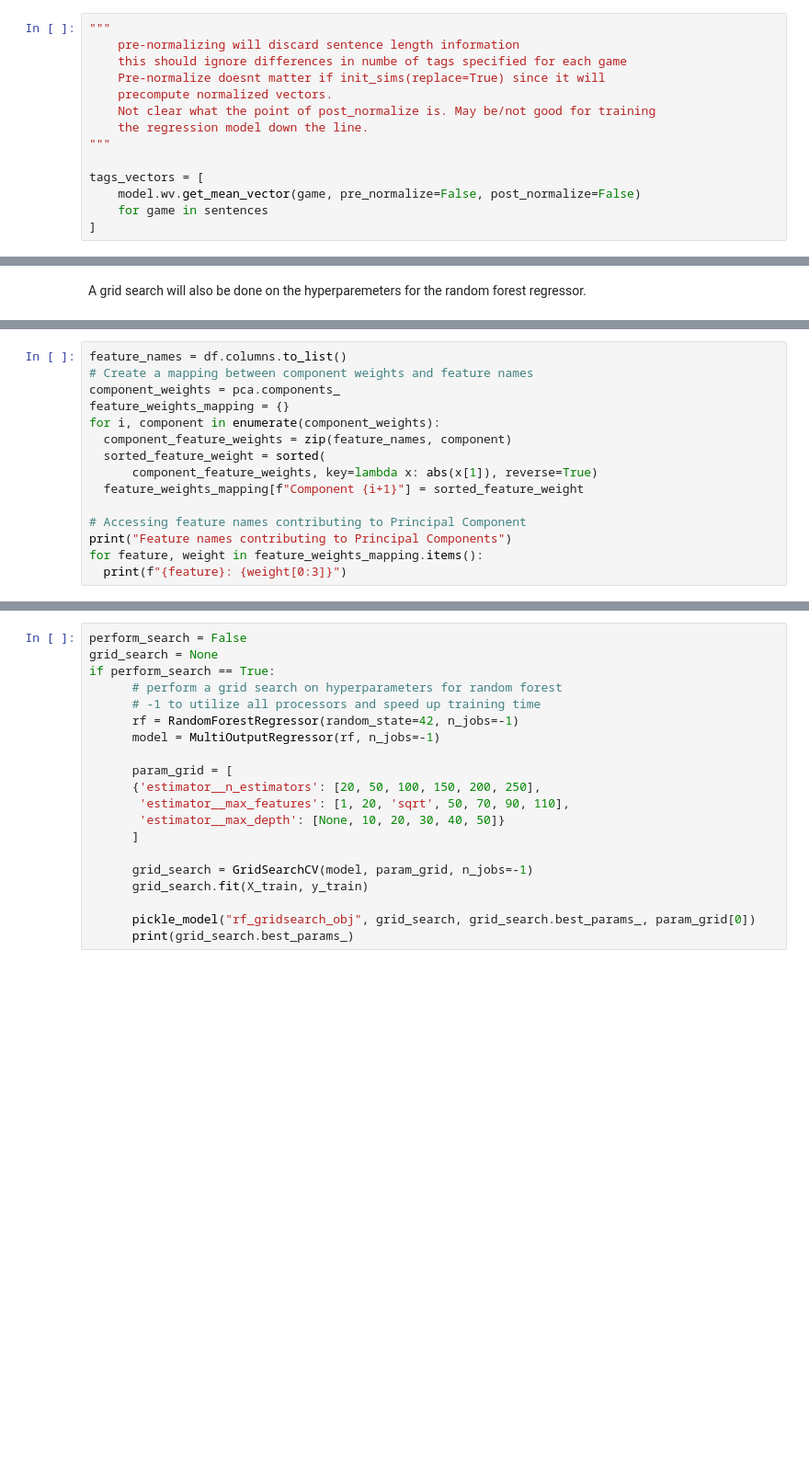
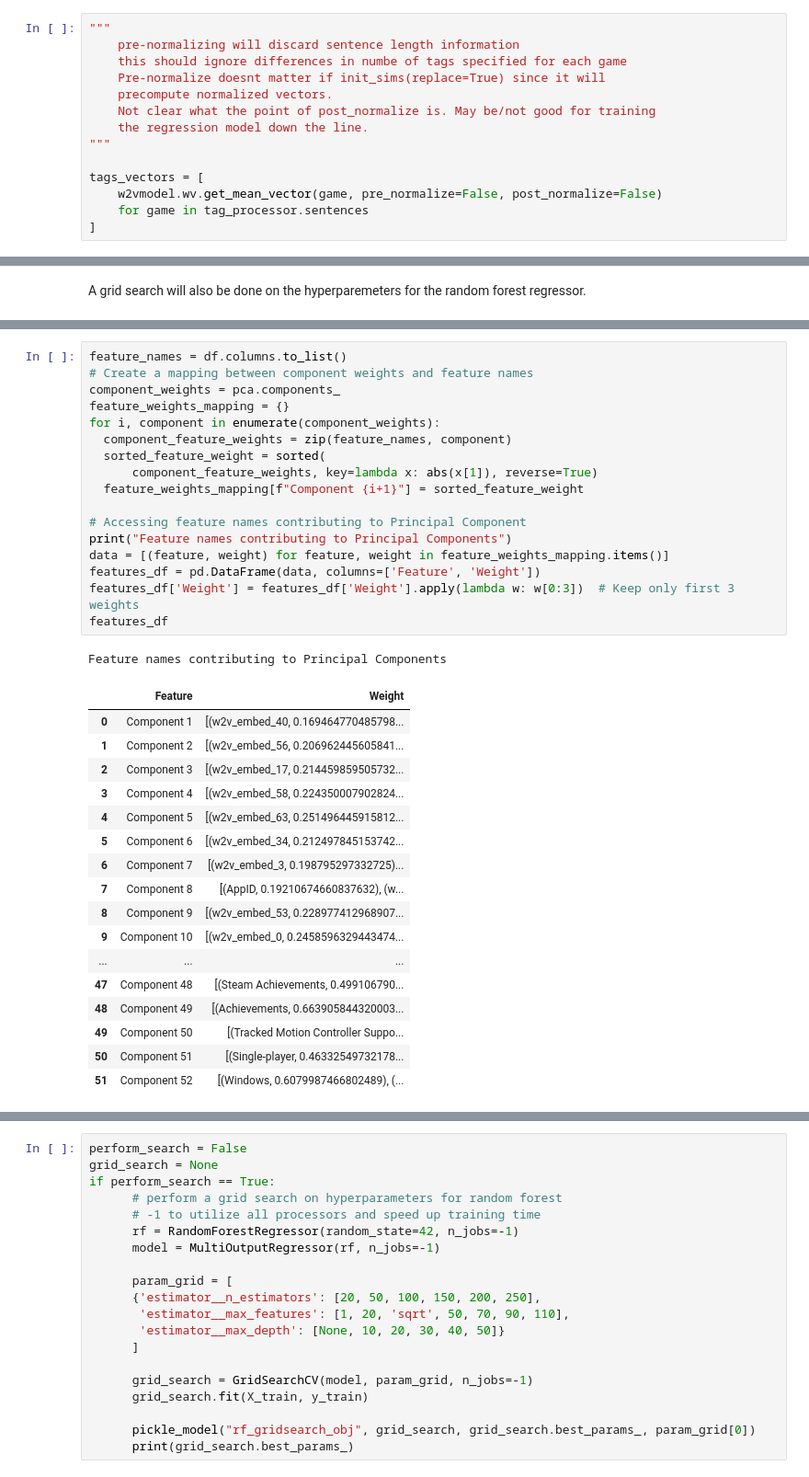
Before and after one commit to Lastek/cs345-group-project, a Jupyter notebook: CS345_Project.ipynb, the cells around one changed output, grey strips where cells are left out. Shown at 92% size. Cells and saved outputs as stored; diff of their text form; blank space fills up the shorter version.

```diff
--- a/CS345_Project.ipynb
+++ b/CS345_Project.ipynb
@@ -562,6 +736,6 @@ model.wv.most_similar('none') # this needs fixin
 """
 
 tags_vectors = [
-    model.wv.get_mean_vector(game, pre_normalize=False, post_normalize=False)
-    for game in sentences
+    w2vmodel.wv.get_mean_vector(game, pre_normalize=False, post_normalize=False)
+    for game in tag_processor.sentences
 ]
@@ -862,16 +1003,37 @@ print(f"Number of components to preserve 87.5% variance: {n_components}")
 # %%
 feature_names = df.columns.to_list()
 # Create a mapping between component weights and feature names
 component_weights = pca.components_
 feature_weights_mapping = {}
 for i, component in enumerate(component_weights):
   component_feature_weights = zip(feature_names, component)
   sorted_feature_weight = sorted(
       component_feature_weights, key=lambda x: abs(x[1]), reverse=True)
   feature_weights_mapping[f"Component {i+1}"] = sorted_feature_weight
 
 # Accessing feature names contributing to Principal Component
 print("Feature names contributing to Principal Components")
-for feature, weight in feature_weights_mapping.items():
-  print(f"{feature}: {weight[0:3]}")
+data = [(feature, weight) for feature, weight in feature_weights_mapping.items()]
+features_df = pd.DataFrame(data, columns=['Feature', 'Weight'])
+features_df['Weight'] = features_df['Weight'].apply(lambda w: w[0:3])  # Keep only first 3 weights
+features_df
+# %% [output]
+Feature names contributing to Principal Components
+|  | Feature | Weight |
+| 0 | Component 1 | [(w2v_embed_40, 0.169464770485798... |
+| 1 | Component 2 | [(w2v_embed_56, 0.206962445605841... |
+| 2 | Component 3 | [(w2v_embed_17, 0.214459859505732... |
+| 3 | Component 4 | [(w2v_embed_58, 0.224350007902824... |
+| 4 | Component 5 | [(w2v_embed_63, 0.251496445915812... |
+| 5 | Component 6 | [(w2v_embed_34, 0.212497845153742... |
+| 6 | Component 7 | [(w2v_embed_3, 0.198795297332725)... |
+| 7 | Component 8 | [(AppID, 0.19210674660837632), (w... |
+| 8 | Component 9 | [(w2v_embed_53, 0.228977412968907... |
+| 9 | Component 10 | [(w2v_embed_0, 0.2458596329443474... |
+| ... | ... | ... |
+| 47 | Component 48 | [(Steam Achievements, 0.499106790... |
+| 48 | Component 49 | [(Achievements, 0.663905844320003... |
+| 49 | Component 50 | [(Tracked Motion Controller Suppo... |
+| 50 | Component 51 | [(Single-player, 0.46332549732178... |
+| 51 | Component 52 | [(Windows, 0.6079987466802489), (... |
 # %% [markdown]
```
Also changed, not shown: parts of 75 cells of this notebook.
